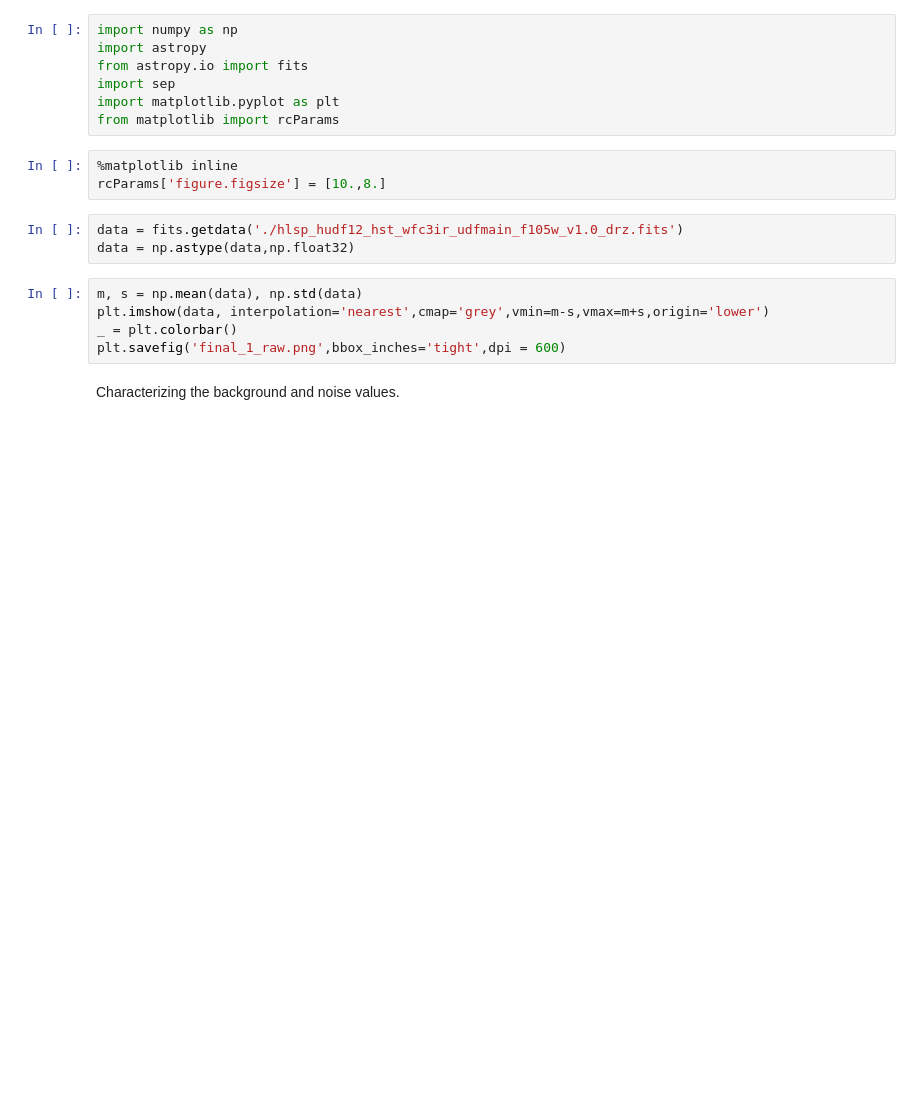
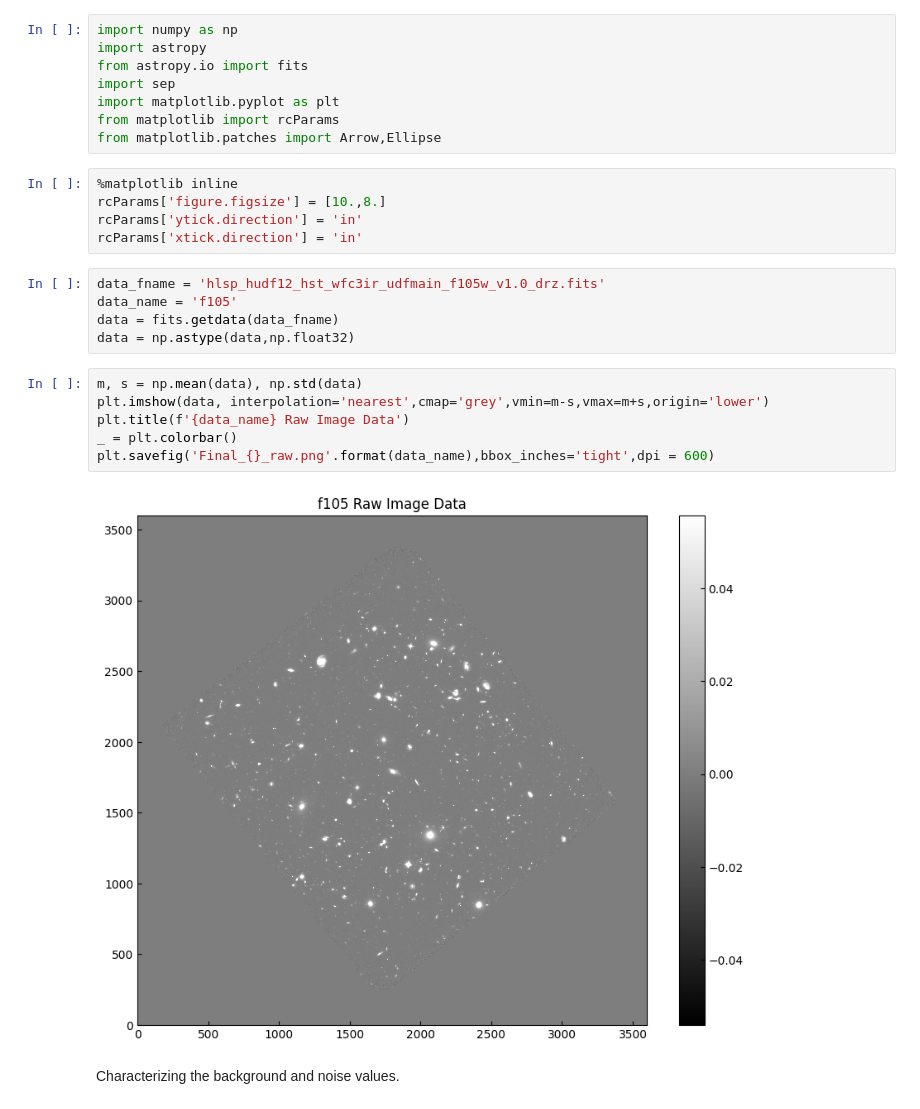
Before and after one commit to ZacharyJamesAdams/ASTR-19, a Jupyter notebook: FinalProject/final.ipynb, the cells around one changed output. Cells and saved outputs as stored; diff of their text form; blank space fills up the shorter version.

```diff
--- a/FinalProject/final.ipynb
+++ b/FinalProject/final.ipynb
@@ -5,17 +5,25 @@ from astropy.io import fits
 import sep
 import matplotlib.pyplot as plt
 from matplotlib import rcParams
+from matplotlib.patches import Arrow,Ellipse
 # %%
 %matplotlib inline
 rcParams['figure.figsize'] = [10.,8.]
+rcParams['ytick.direction'] = 'in'
+rcParams['xtick.direction'] = 'in'
 # %%
-data = fits.getdata('./hlsp_hudf12_hst_wfc3ir_udfmain_f105w_v1.0_drz.fits')
+data_fname = 'hlsp_hudf12_hst_wfc3ir_udfmain_f105w_v1.0_drz.fits'
+data_name = 'f105'
+data = fits.getdata(data_fname)
 data = np.astype(data,np.float32)
 # %%
 m, s = np.mean(data), np.std(data)
 plt.imshow(data, interpolation='nearest',cmap='grey',vmin=m-s,vmax=m+s,origin='lower')
+plt.title(f'{data_name} Raw Image Data')
 _ = plt.colorbar()
-plt.savefig('final_1_raw.png',bbox_inches='tight',dpi = 600)
+plt.savefig('Final_{}_raw.png'.format(data_name),bbox_inches='tight',dpi = 600)
+# %% [output]
+[figure, added]
 # %% [markdown]
 Characterizing the background and noise values.
 # %%
```
Also changed, not shown: parts of 18 cells of this notebook.
